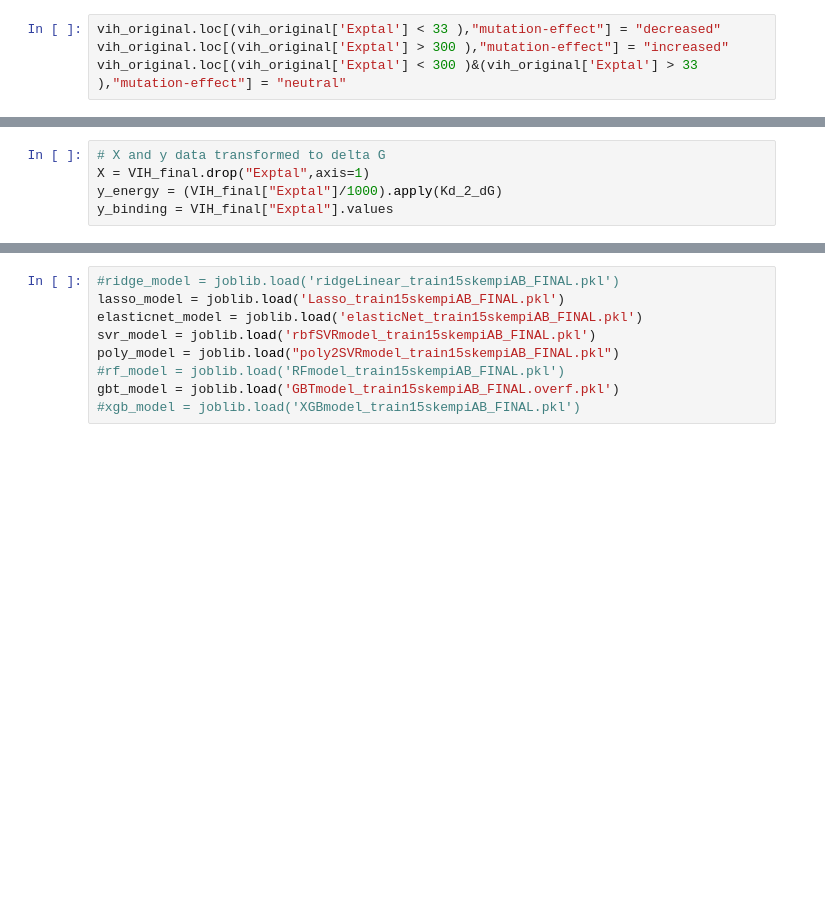
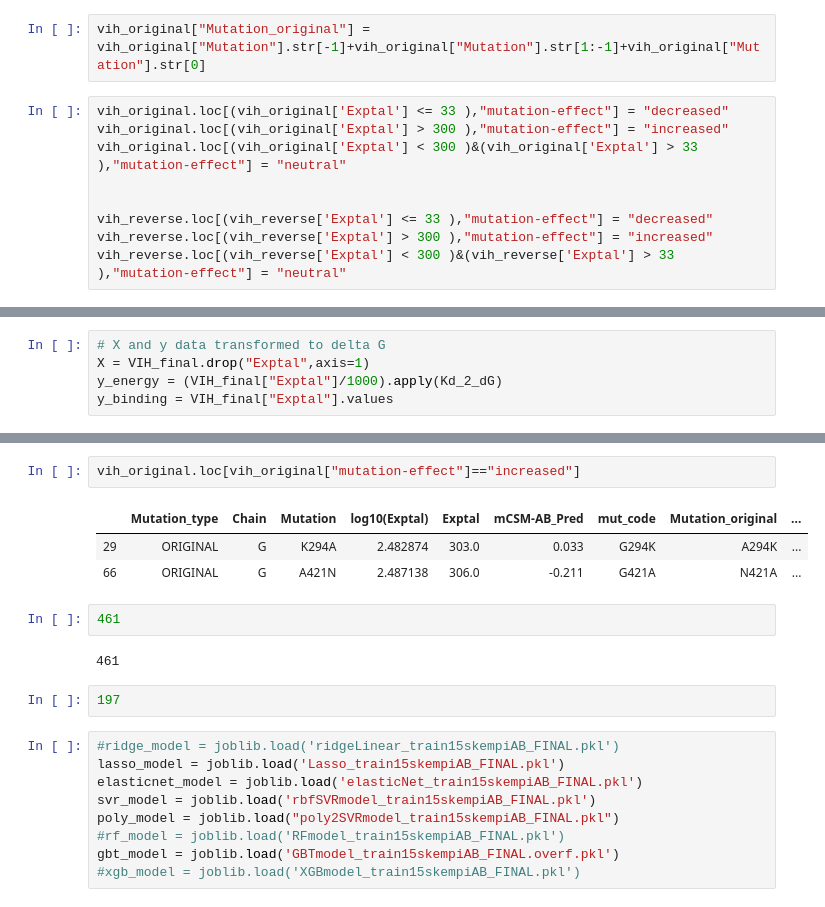
Before and after one commit to victorfica/Master-thesis, a Jupyter notebook: notebooks/benchmark_vih.ipynb, the cells around one changed output, grey strips where cells are left out. Cells and saved outputs as stored; diff of their text form; blank space fills up the shorter version.

```diff
--- a/notebooks/benchmark_vih.ipynb
+++ b/notebooks/benchmark_vih.ipynb
@@ -50,7 +44,14 @@ vih_reverse = vih_data.loc[vih_data["Mutation_type"]=="REVERSE"]
 #sort values to appedn to prediction data table
 vih_original.loc[:,"mut_code"] = (vih_reverse["Chain"]+vih_reverse["Mutation"].str[1:]).values
 vih_original.sort_values(by='mut_code',inplace=True)
+# %%
+vih_original["Mutation_original"] = vih_original["Mutation"].str[-1]+vih_original["Mutation"].str[1:-1]+vih_original["Mutation"].str[0]
 # %%
-vih_original.loc[(vih_original['Exptal'] < 33 ),"mutation-effect"] = "decreased"
+vih_original.loc[(vih_original['Exptal'] <= 33 ),"mutation-effect"] = "decreased"
 vih_original.loc[(vih_original['Exptal'] > 300 ),"mutation-effect"] = "increased"
 vih_original.loc[(vih_original['Exptal'] < 300 )&(vih_original['Exptal'] > 33 ),"mutation-effect"] = "neutral"
+
+
+vih_reverse.loc[(vih_reverse['Exptal'] <= 33 ),"mutation-effect"] = "decreased"
+vih_reverse.loc[(vih_reverse['Exptal'] > 300 ),"mutation-effect"] = "increased"
+vih_reverse.loc[(vih_reverse['Exptal'] < 300 )&(vih_reverse['Exptal'] > 33 ),"mutation-effect"] = "neutral"
@@ -161,3 +92,15 @@ y_binding = VIH_final["Exptal"].values
+# %%
+vih_original.loc[vih_original["mutation-effect"]=="increased"]
+# %% [output]
+|  | Mutation_type | Chain | Mutation | log10(Exptal) | Exptal | mCSM-AB_Pred | mut_code | Mutation_original | ... |
+| 29 | ORIGINAL | G | K294A | 2.482874 | 303.0 | 0.033 | G294K | A294K | ... |
+| 66 | ORIGINAL | G | A421N | 2.487138 | 306.0 | -0.211 | G421A | N421A | ... |
+# %%
+461
+# %% [output]
+461
+# %%
+197
 # %%
 #ridge_model = joblib.load('ridgeLinear_train15skempiAB_FINAL.pkl')
 lasso_model = joblib.load('Lasso_train15skempiAB_FINAL.pkl')
```
Also changed, not shown: parts of 6 cells of this notebook.
